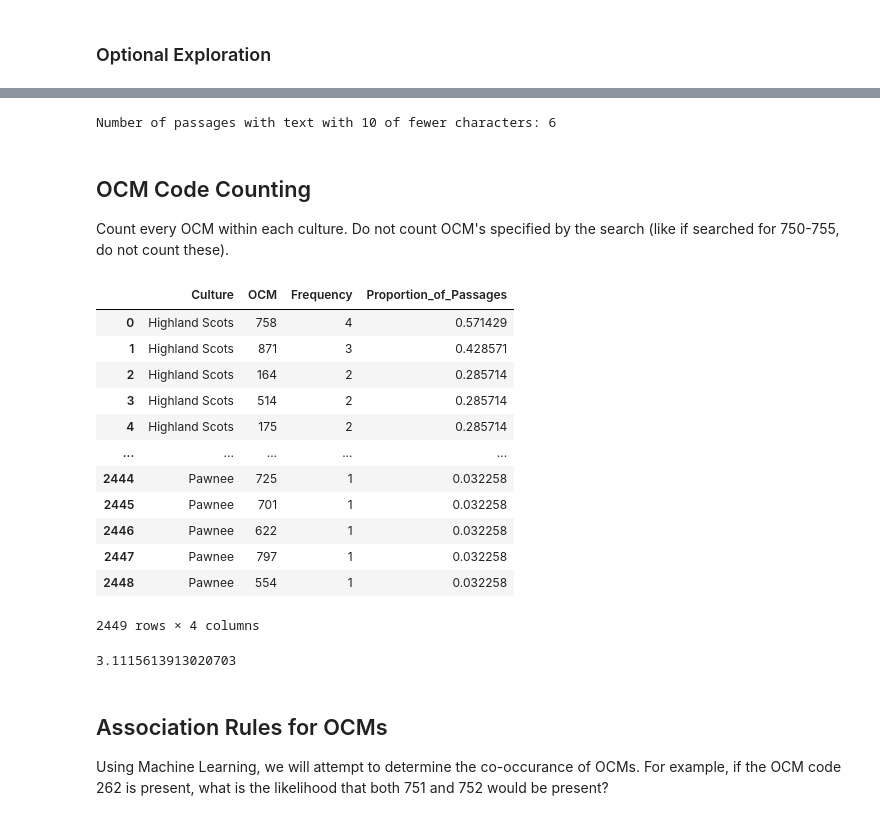
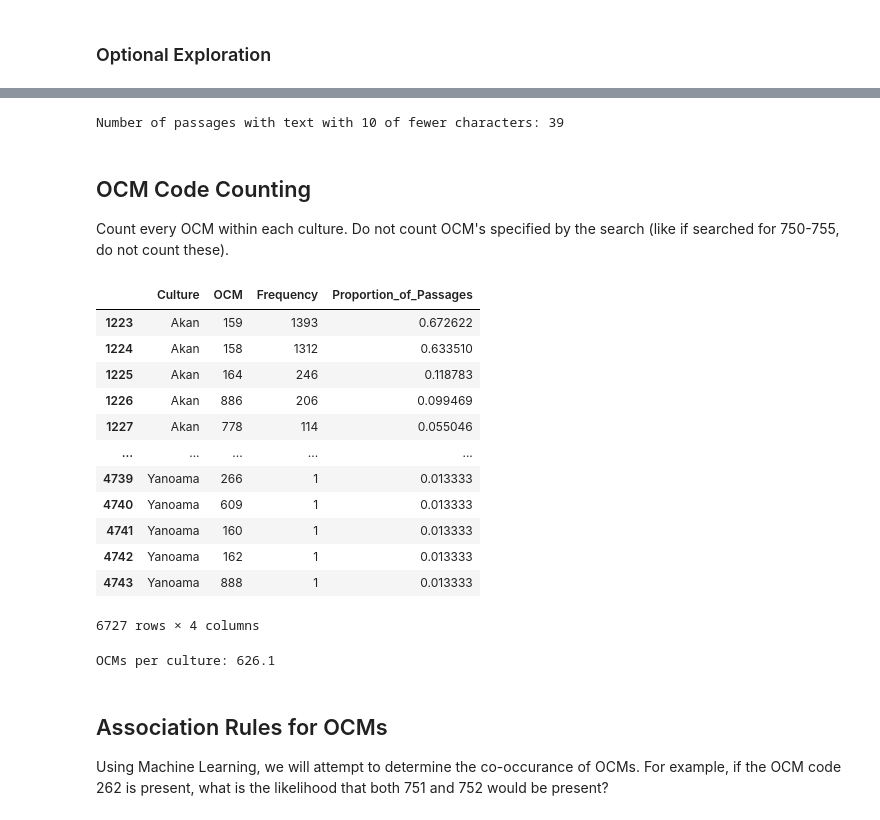
Before and after one commit to Chantland/eHRAF_Scraper, a Jupyter notebook: Analysis/stats-eHRAF_Scraper.ipynb, the cells around one changed output, grey strips where cells are left out. Drawn from its saved outputs; the diff is of its cells as text; code cells hidden in the pictures.

```diff
--- a/Analysis/stats-eHRAF_Scraper.ipynb
+++ b/Analysis/stats-eHRAF_Scraper.ipynb
@@ -55,0 +65,12 @@ Passages: 14866
+# %%
+# (exploratory)
+# Find passages which have duplicates but whose duplicates have different OCM numbers
+df = df.copy()
+df["OCM"] = df['OCM'].apply(tuple) #turn the OCM list to a tuple to allow for comparisons
+
+# Of the passages which have duplicates, find and keep all which have the same OCM
+dup3 = df[dup1].duplicated(subset=["Passage", "OCM"], keep=False)
+# Show only the passages with duplicates but NOT matching OCMs
+print(f'Number of passages whose duplicates do not share OCMs:  {len(df[dup1][~dup3].sort_values(by="Passage"))}')
+df["OCM"] = df['OCM'].apply(list)
+df[dup1][~dup3].sort_values(by="Passage").head(4)
@@ -55,0 +84,11 @@ Passages: 14866
+# %%
+# remove all duplicated passages which share OCMs
+
+df["OCM"] = df['OCM'].apply(tuple) #turn the OCM list to a tuple to allow for comparisons
+
+# drop duplicates
+print(f'Before {len(df)}')
+df.drop_duplicates(subset=["Passage", "OCM"], keep='first', inplace=True)
+print(f'After {len(df)}')
+
+df["OCM"] = df['OCM'].apply(list) #turn the OCM back to a list
@@ -71,9 +113,10 @@ small_OCM
 # remove and shave OCM codes
 # add to the list for codes which should be removed
 remove_list = ['1787','77']
+print(f'starting list {len(df_OCM)}')
 for i in remove_list:
-    df_OCM = df_OCM[df_OCM["OCM"].str.contains(i) == False]
+    df_OCM = df_OCM[df_OCM["OCM"] != i]
 # "Shave" the OCM codes that seem to have a parent (5310 and 5311 become 531).
 df_OCM['OCM'] = df_OCM.OCM.apply(lambda x: x[0:3] if len(x) >= 3 else x)
-len(df_OCM)
+print(f'Ending list {len(df_OCM)}')
 # %% [output]
@@ -134,0 +125,12 @@ len(df_demo)
+# %%
+# Apply the remoavls like above to the original dataframe (this is easier than just imploding as there are duplicates which limit this)
+
+# remove specified OCM codes
+df["OCM"] = df["OCM"].apply(lambda x: [item for item in x if item not in remove_list])
+# shorten the 'small_OCM' OCMs so that 5310 becomes 531
+df["OCM"] = df["OCM"].apply(lambda x: [item[0:3] if item in small_OCM else item for item in x])
+
+# explantaion of above list comprehension: go through every row of the column "OCM" (via apply)
+# lambda x is an anonymous function which takes the row "x" and inputs it into the function.
+# each row has its list items iterated over ( "___ for item in x") and checked if each list item is part of the small_OCM list, if so,
+# return the first 3 characters, if not, return the original list item. Return everything back as a list and apply it to the dataframe
@@ -168,7 +204,7 @@ for i in df['Passage']:
         shortPass_list.append(i)
 print(f'Number of passages with text with 10 of fewer characters: {len(shortPass_list)}')
 # %% [output]
-Number of passages with text with 10 of fewer characters: 6
+Number of passages with text with 10 of fewer characters: 39
 # %% [markdown]
 ## OCM Code Counting
 Count every OCM within each culture. Do not count OCM's specified by the search (like if searched for 750-755, do not count these).
@@ -176,39 +212,40 @@ Count every OCM within each culture. Do not count OCM's specified by the search
 # %%
 # Make a copy of df_OCM as to not interfere with other analysis
 df_OCM_freq = df_OCM.copy()
 # Then turn the OCM's back to an integer (for removals)
 df_OCM_freq['OCM'] = df_OCM_freq.OCM.apply(lambda x: int(x))
 # only keep OCMs outside our search parameters whatever those are
 df_sub_ex = df_OCM_freq.loc[(df_OCM_freq["OCM"]<750) | (df_OCM_freq["OCM"]>754)]
 
 # Overwrite and create a new dataframe for OCM counts and frequencies
 df_OCM_freq = pd.DataFrame(columns=["Culture","OCM","Frequency","Proportion_of_Passages"])
 for key, val in culture_dict.items():
     value_count = df_sub_ex.loc[df_sub_ex["Culture"]==key]["OCM"].value_counts()
     # duplicate the culture word and asign it to each of its rows
     cult_count = [key] * len(value_count)
     # create a culture dataframe and append it to to the
     df_OCM_Concat = pd.DataFrame({"Culture":cult_count,"OCM":value_count.index, "Frequency":value_count.values, "Proportion_of_Passages":value_count.values/val})
     df_OCM_freq = pd.concat([df_OCM_freq, df_OCM_Concat], ignore_index=True)
+df_OCM_freq = df_OCM_freq.sort_values(by = ["Culture", "Frequency"], ascending= [True, False])
 df_OCM_freq
 # %% [output]
 |  | Culture | OCM | Frequency | Proportion_of_Passages |
-| 0 | Highland Scots | 758 | 4 | 0.571429 |
-| 1 | Highland Scots | 871 | 3 | 0.428571 |
-| 2 | Highland Scots | 164 | 2 | 0.285714 |
-| 3 | Highland Scots | 514 | 2 | 0.285714 |
-| 4 | Highland Scots | 175 | 2 | 0.285714 |
+| 1223 | Akan | 159 | 1393 | 0.672622 |
+| 1224 | Akan | 158 | 1312 | 0.633510 |
+| 1225 | Akan | 164 | 246 | 0.118783 |
+| 1226 | Akan | 886 | 206 | 0.099469 |
+| 1227 | Akan | 778 | 114 | 0.055046 |
 | ... | ... | ... | ... | ... |
-| 2444 | Pawnee | 725 | 1 | 0.032258 |
-| 2445 | Pawnee | 701 | 1 | 0.032258 |
-| 2446 | Pawnee | 622 | 1 | 0.032258 |
-| 2447 | Pawnee | 797 | 1 | 0.032258 |
-| 2448 | Pawnee | 554 | 1 | 0.032258 |
+| 4739 | Yanoama | 266 | 1 | 0.013333 |
+| 4740 | Yanoama | 609 | 1 | 0.013333 |
+| 4741 | Yanoama | 160 | 1 | 0.013333 |
+| 4742 | Yanoama | 162 | 1 | 0.013333 |
+| 4743 | Yanoama | 888 | 1 | 0.013333 |
-2449 rows × 4 columns
+6727 rows × 4 columns
 # %%
-df_OCM_freq["Proportion_of_Passages"].sum()/len(set(df_OCM_freq["Culture"]))
+print(f'OCMs per culture: {sum(df_OCM_freq["Frequency"]) / len(set(df_OCM_freq["Culture"]))}')
 # %% [output]
-3.1115613913020703
+OCMs per culture: 626.1
 # %%
 # Save the file
 df_OCM_freq.to_csv("Culture_Frequency.csv", index=False)
```
Also changed, not shown: parts of 23 cells of this notebook, 24 other files.
